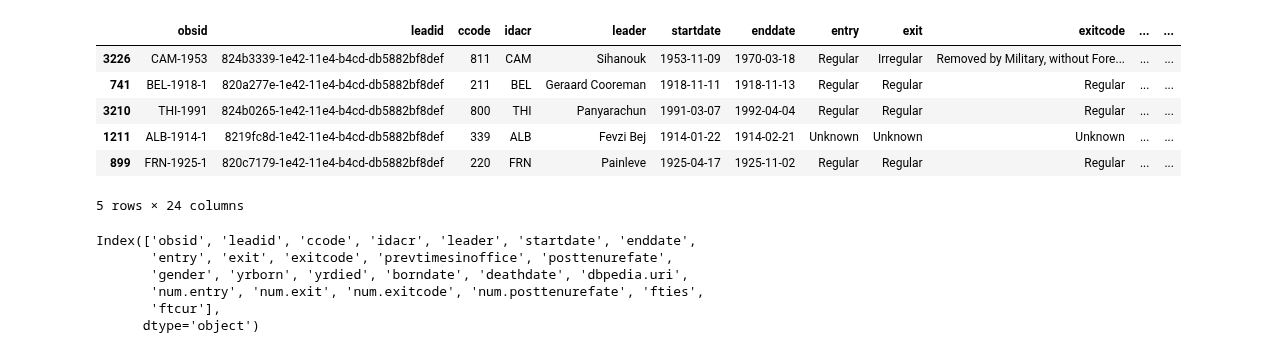
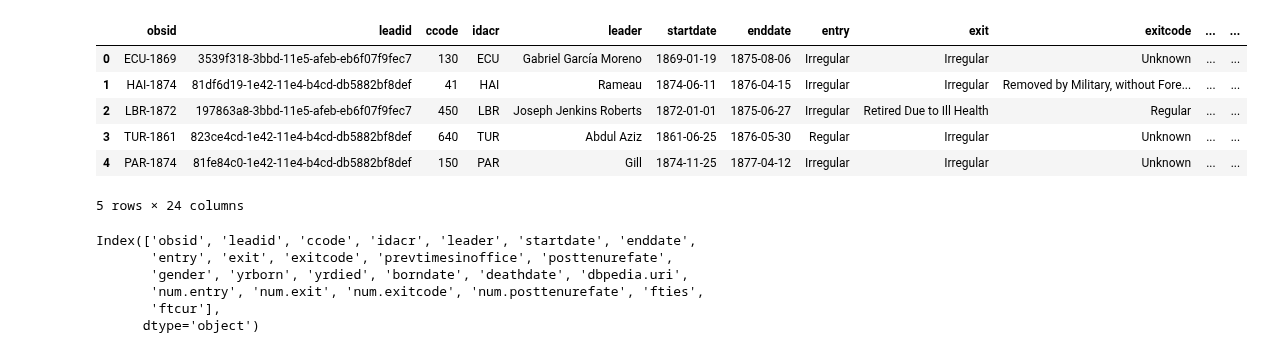
Before and after one commit to yuchild/erik_interviewqs, a Jupyter notebook: question_political_leaders.ipynb, the cells around one changed output. Saved outputs shown, nothing was run; the diff lists cells and outputs as text; code cells hidden in the pictures.

```diff
--- a/question_political_leaders.ipynb
+++ b/question_political_leaders.ipynb
@@ -18,14 +18,14 @@ import matplotlib.pyplot as plt
 plt.style.use('fivethirtyeight')
 # %%
 df = pd.read_csv('./data/political_leaders.csv')
-df.sample(5)
+df.head(5)
 # %% [output]
 |  | obsid | leadid | ccode | idacr | leader | startdate | enddate | entry | exit | exitcode | ... | ... |
-| 3226 | CAM-1953 | 824b3339-1e42-11e4-b4cd-db5882bf8def | 811 | CAM | Sihanouk | 1953-11-09 | 1970-03-18 | Regular | Irregular | Removed by Military, without Fore... | ... | ... |
-| 741 | BEL-1918-1 | 820a277e-1e42-11e4-b4cd-db5882bf8def | 211 | BEL | Geraard Cooreman | 1918-11-11 | 1918-11-13 | Regular | Regular | Regular | ... | ... |
-| 3210 | THI-1991 | 824b0265-1e42-11e4-b4cd-db5882bf8def | 800 | THI | Panyarachun | 1991-03-07 | 1992-04-04 | Regular | Regular | Regular | ... | ... |
-| 1211 | ALB-1914-1 | 8219fc8d-1e42-11e4-b4cd-db5882bf8def | 339 | ALB | Fevzi Bej | 1914-01-22 | 1914-02-21 | Unknown | Unknown | Unknown | ... | ... |
-| 899 | FRN-1925-1 | 820c7179-1e42-11e4-b4cd-db5882bf8def | 220 | FRN | Painleve | 1925-04-17 | 1925-11-02 | Regular | Regular | Regular | ... | ... |
+| 0 | ECU-1869 | 3539f318-3bbd-11e5-afeb-eb6f07f9fec7 | 130 | ECU | Gabriel García Moreno | 1869-01-19 | 1875-08-06 | Irregular | Irregular | Unknown | ... | ... |
+| 1 | HAI-1874 | 81df6d19-1e42-11e4-b4cd-db5882bf8def | 41 | HAI | Rameau | 1874-06-11 | 1876-04-15 | Irregular | Irregular | Removed by Military, without Fore... | ... | ... |
+| 2 | LBR-1872 | 197863a8-3bbd-11e5-afeb-eb6f07f9fec7 | 450 | LBR | Joseph Jenkins Roberts | 1872-01-01 | 1875-06-27 | Irregular | Retired Due to Ill Health | Regular | ... | ... |
+| 3 | TUR-1861 | 823ce4cd-1e42-11e4-b4cd-db5882bf8def | 640 | TUR | Abdul Aziz | 1861-06-25 | 1876-05-30 | Regular | Irregular | Unknown | ... | ... |
+| 4 | PAR-1874 | 81fe84c0-1e42-11e4-b4cd-db5882bf8def | 150 | PAR | Gill | 1874-11-25 | 1877-04-12 | Irregular | Irregular | Unknown | ... | ... |
 5 rows × 24 columns
 # %%
 df.columns
```
Also changed, not shown: parts of 9 cells of this notebook.
